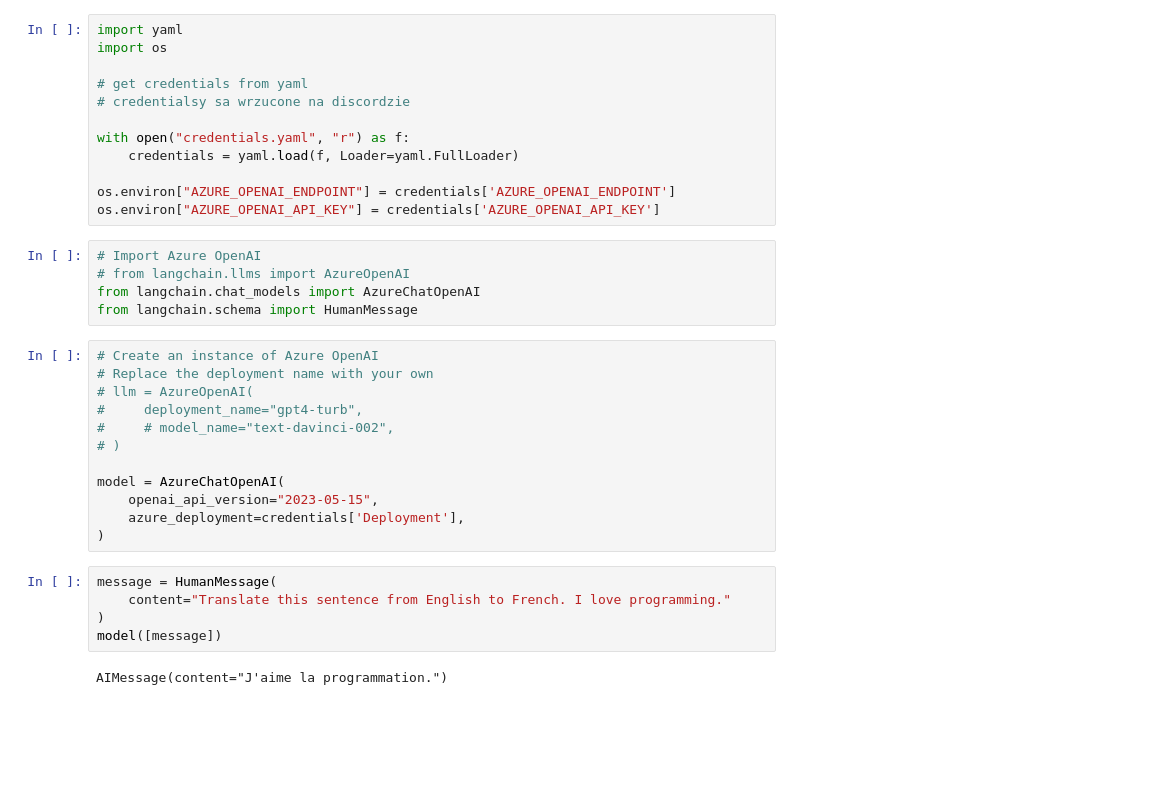
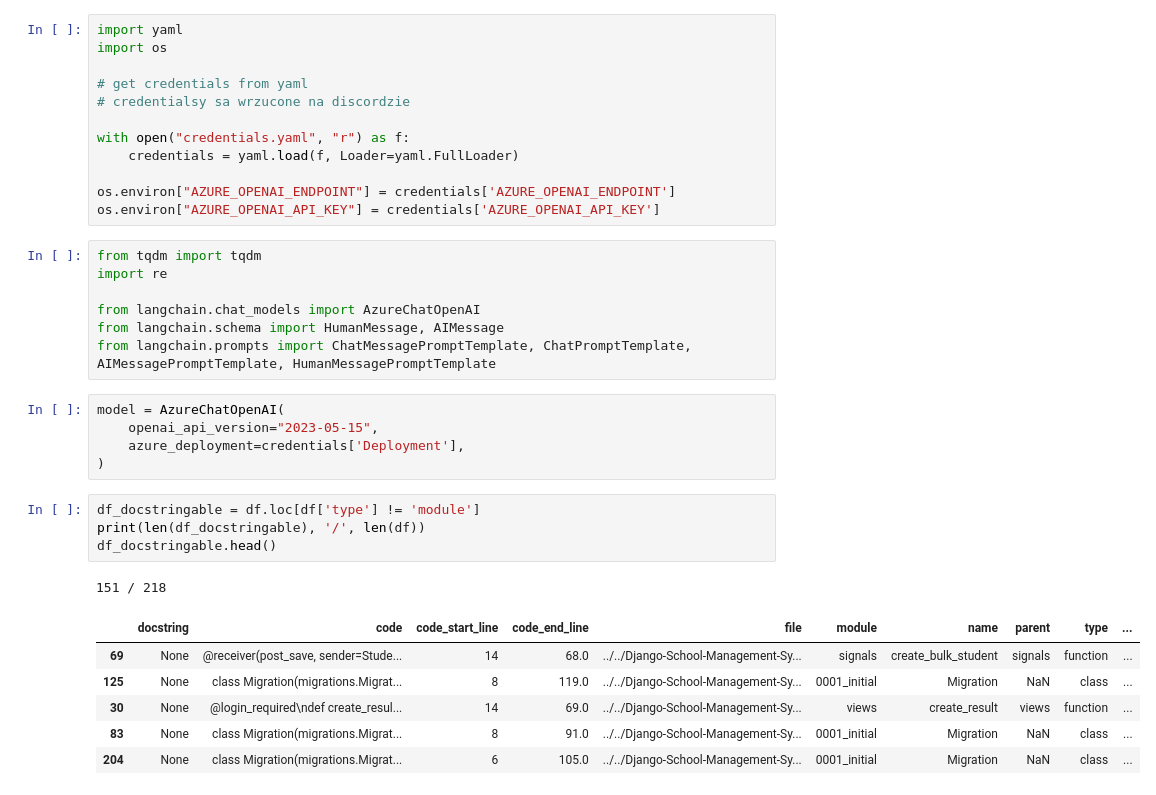
Before and after one commit to RbKomar/-winners-LLM-Dec-Hackathon, a Jupyter notebook: notebooks/process_code.ipynb, the cells around one changed output. Drawn from its saved outputs; the diff is of its cells as text; blank space fills up the shorter version.

```diff
--- a/notebooks/process_code.ipynb
+++ b/notebooks/process_code.ipynb
@@ -68,26 +68,26 @@ with open("credentials.yaml", "r") as f:
 os.environ["AZURE_OPENAI_ENDPOINT"] = credentials['AZURE_OPENAI_ENDPOINT']
 os.environ["AZURE_OPENAI_API_KEY"] = credentials['AZURE_OPENAI_API_KEY']
 # %%
-# Import Azure OpenAI
-# from langchain.llms import AzureOpenAI
+from tqdm import tqdm
+import re
+
 from langchain.chat_models import AzureChatOpenAI
-from langchain.schema import HumanMessage
+from langchain.schema import HumanMessage, AIMessage
+from langchain.prompts import ChatMessagePromptTemplate, ChatPromptTemplate, AIMessagePromptTemplate, HumanMessagePromptTemplate
-# %%
-# Create an instance of Azure OpenAI
-# Replace the deployment name with your own
-# llm = AzureOpenAI(
-#     deployment_name="gpt4-turb",
-#     # model_name="text-davinci-002",
-# )
-
-model = AzureChatOpenAI(
-    openai_api_version="2023-05-15",
-    azure_deployment=credentials['Deployment'],
-)
-# %%
-message = HumanMessage(
-    content="Translate this sentence from English to French. I love programming."
-)
-model([message])
-# %% [output]
-AIMessage(content="J'aime la programmation.")
+# %%
+model = AzureChatOpenAI(
+    openai_api_version="2023-05-15",
+    azure_deployment=credentials['Deployment'],
+)
+# %%
+df_docstringable = df.loc[df['type'] != 'module']
+print(len(df_docstringable), '/', len(df))
+df_docstringable.head()
+# %% [output]
+151 / 218
+|  | docstring | code | code_start_line | code_end_line | file | module | name | parent | type | ... |
+| 69 | None | @receiver(post_save, sender=Stude... | 14 | 68.0 | ../../Django-School-Management-Sy... | signals | create_bulk_student | signals | function | ... |
+| 125 | None | class Migration(migrations.Migrat... | 8 | 119.0 | ../../Django-School-Management-Sy... | 0001_initial | Migration | NaN | class | ... |
+| 30 | None | @login_required\ndef create_resul... | 14 | 69.0 | ../../Django-School-Management-Sy... | views | create_result | views | function | ... |
+| 83 | None | class Migration(migrations.Migrat... | 8 | 91.0 | ../../Django-School-Management-Sy... | 0001_initial | Migration | NaN | class | ... |
+| 204 | None | class Migration(migrations.Migrat... | 6 | 105.0 | ../../Django-School-Management-Sy... | 0001_initial | Migration | NaN | class | ... |
```
Also changed, not shown: parts of 12 cells of this notebook.
